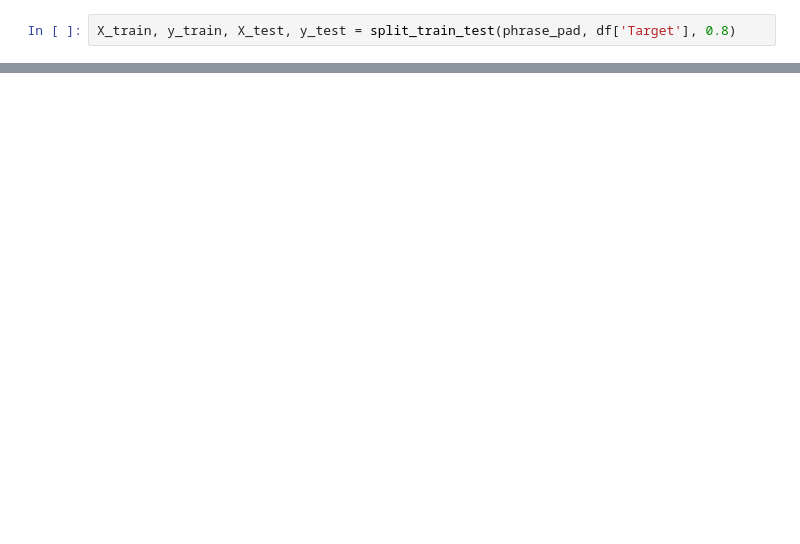
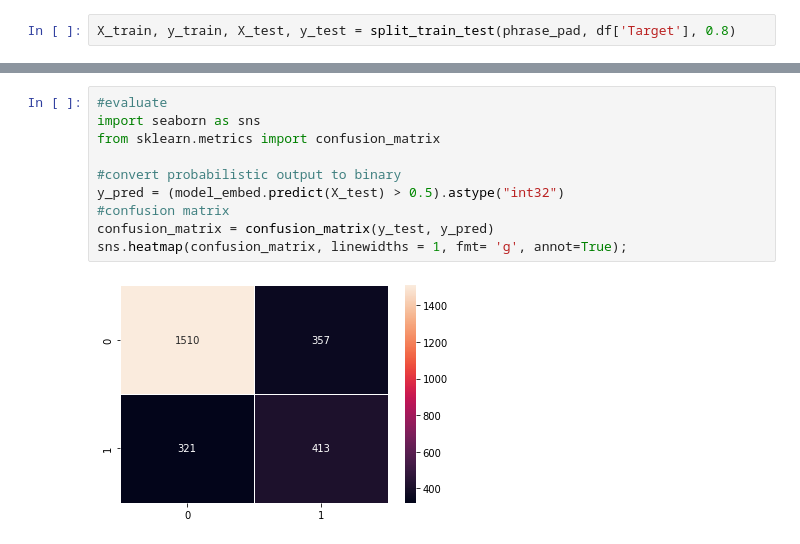
Before and after one commit to RemeAjayi/ds-job-detective, a Jupyter notebook: job_skills_prediction.ipynb, the cells around one changed output, grey strips where cells are left out. Saved outputs shown, nothing was run; the diff lists cells and outputs as text; blank space fills up the shorter version.

Commit message:
finished predictions

```diff
--- a/job_skills_prediction.ipynb
+++ b/job_skills_prediction.ipynb
@@ -428,0 +445,12 @@ Test set
+# %%
+#evaluate
+import seaborn as sns
+from sklearn.metrics import confusion_matrix
+
+#convert probabilistic output to binary
+y_pred = (model_embed.predict(X_test) > 0.5).astype("int32")
+#confusion matrix
+confusion_matrix = confusion_matrix(y_test, y_pred)
+sns.heatmap(confusion_matrix, linewidths = 1, fmt= 'g', annot=True);
+# %% [output]
+[figure, added]
```
Also changed, not shown: parts of 22 cells of this notebook, 4 other files.
